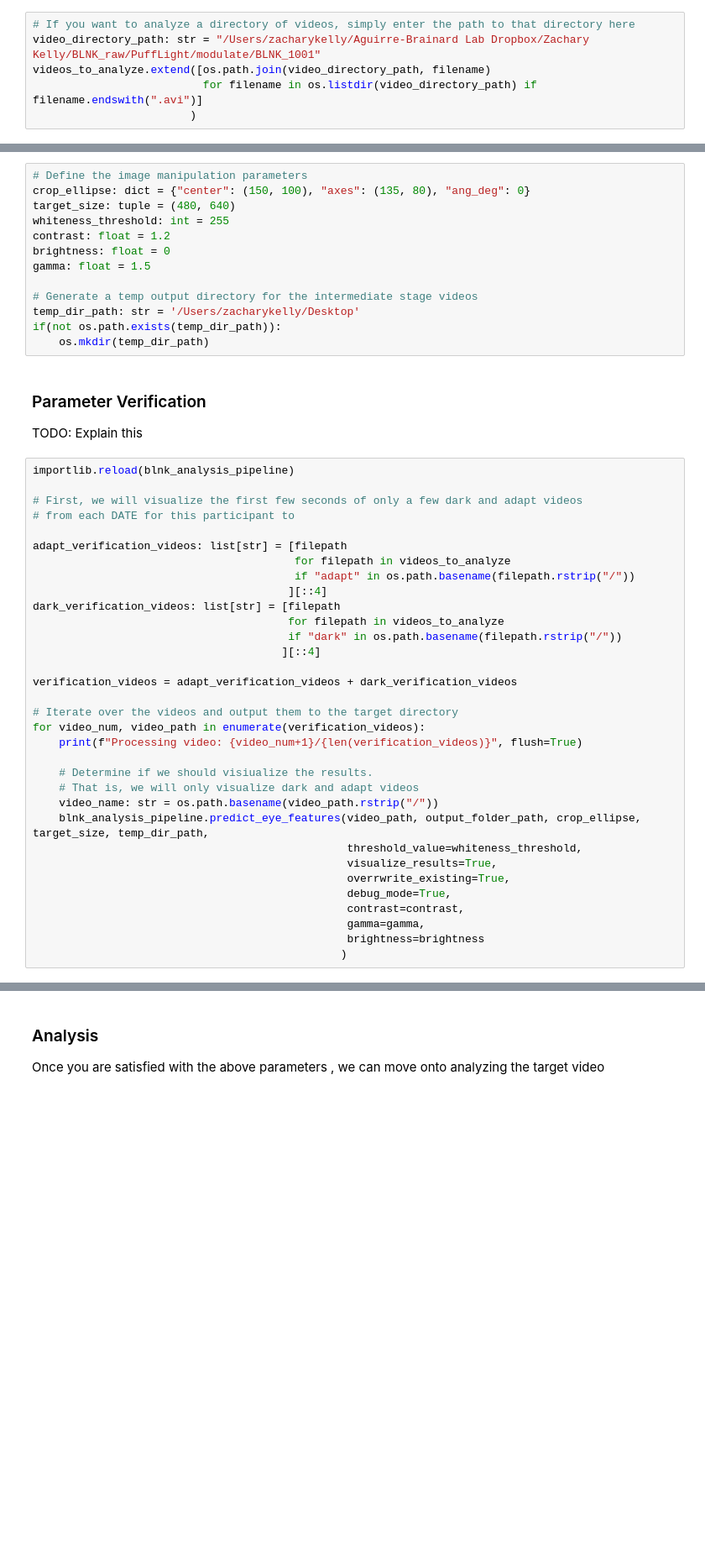
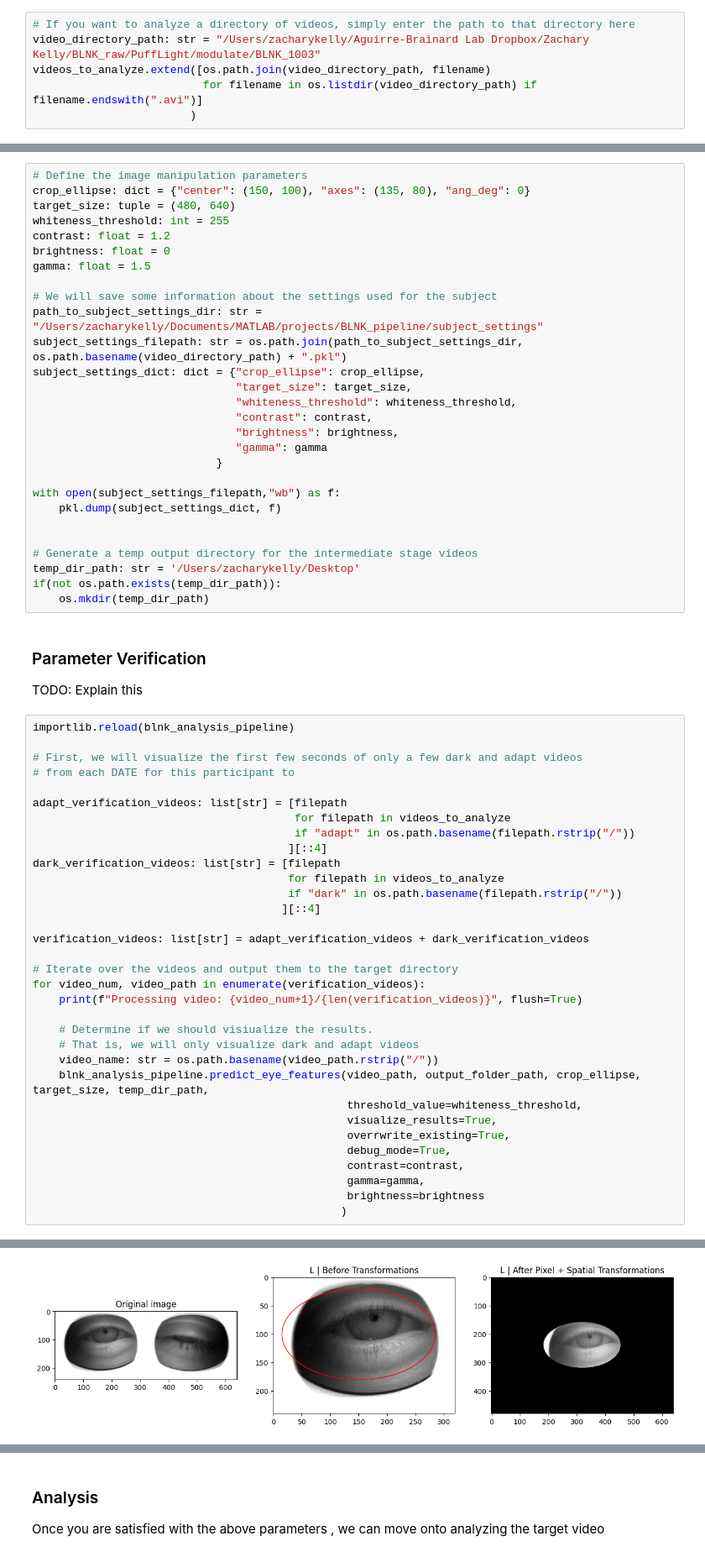
Before and after one commit to gkaguirrelab/blnkAnalysis, a Jupyter notebook: blnk_analysis_code/blnk_analysis_pipeline.ipynb, the cells around one changed output, grey strips where cells are left out. Shown at 84% size. Saved outputs shown, nothing was run; the diff lists cells and outputs as text; blank space fills up the shorter version.

Commit message:
running 1003 now and add subject settings to the git repo

```diff
--- a/blnk_analysis_code/blnk_analysis_pipeline.ipynb
+++ b/blnk_analysis_code/blnk_analysis_pipeline.ipynb
@@ -53,7 +57,7 @@ we would like to analyze
 videos_to_analyze: list[str] = []
 # %%
 # If you want to analyze a directory of videos, simply enter the path to that directory here
-video_directory_path: str = "/Users/zacharykelly/Aguirre-Brainard Lab Dropbox/Zachary Kelly/BLNK_raw/PuffLight/modulate/BLNK_1001"
+video_directory_path: str = "/Users/zacharykelly/Aguirre-Brainard Lab Dropbox/Zachary Kelly/BLNK_raw/PuffLight/modulate/BLNK_1003"
 videos_to_analyze.extend([os.path.join(video_directory_path, filename)
                           for filename in os.listdir(video_directory_path) if filename.endswith(".avi")]
                         )
@@ -99,6 +106,21 @@ contrast: float = 1.2
 brightness: float = 0
 gamma: float = 1.5
 
+# We will save some information about the settings used for the subject
+path_to_subject_settings_dir: str = "/Users/zacharykelly/Documents/MATLAB/projects/BLNK_pipeline/subject_settings"
+subject_settings_filepath: str = os.path.join(path_to_subject_settings_dir, os.path.basename(video_directory_path) + ".pkl")
+subject_settings_dict: dict = {"crop_ellipse": crop_ellipse,
+                               "target_size": target_size,
+                               "whiteness_threshold": whiteness_threshold,
+                               "contrast": contrast,
+                               "brightness": brightness,
+                               "gamma": gamma
+                            }
+
+with open(subject_settings_filepath,"wb") as f:
+    pkl.dump(subject_settings_dict, f)
+
+
 # Generate a temp output directory for the intermediate stage videos
 temp_dir_path: str = '/Users/zacharykelly/Desktop'
 if(not os.path.exists(temp_dir_path)):
@@ -121,7 +143,7 @@ dark_verification_videos: list[str] = [filepath
                                        if "dark" in os.path.basename(filepath.rstrip("/"))
                                       ][::4]
 
-verification_videos = adapt_verification_videos + dark_verification_videos
+verification_videos: list[str] = adapt_verification_videos + dark_verification_videos
 
 # Iterate over the videos and output them to the target directory
 for video_num, video_path in enumerate(verification_videos):
@@ -139,3 +161,4 @@ for video_num, video_path in enumerate(verification_videos):
                                                 gamma=gamma,
                                                 brightness=brightness
                                                )
+# %% [output]
@@ -141,0 +183 @@ for video_num, video_path in enumerate(verification_videos):
+[figure, added]
```
Also changed, not shown: parts of 4 cells of this notebook, 3 other files.
